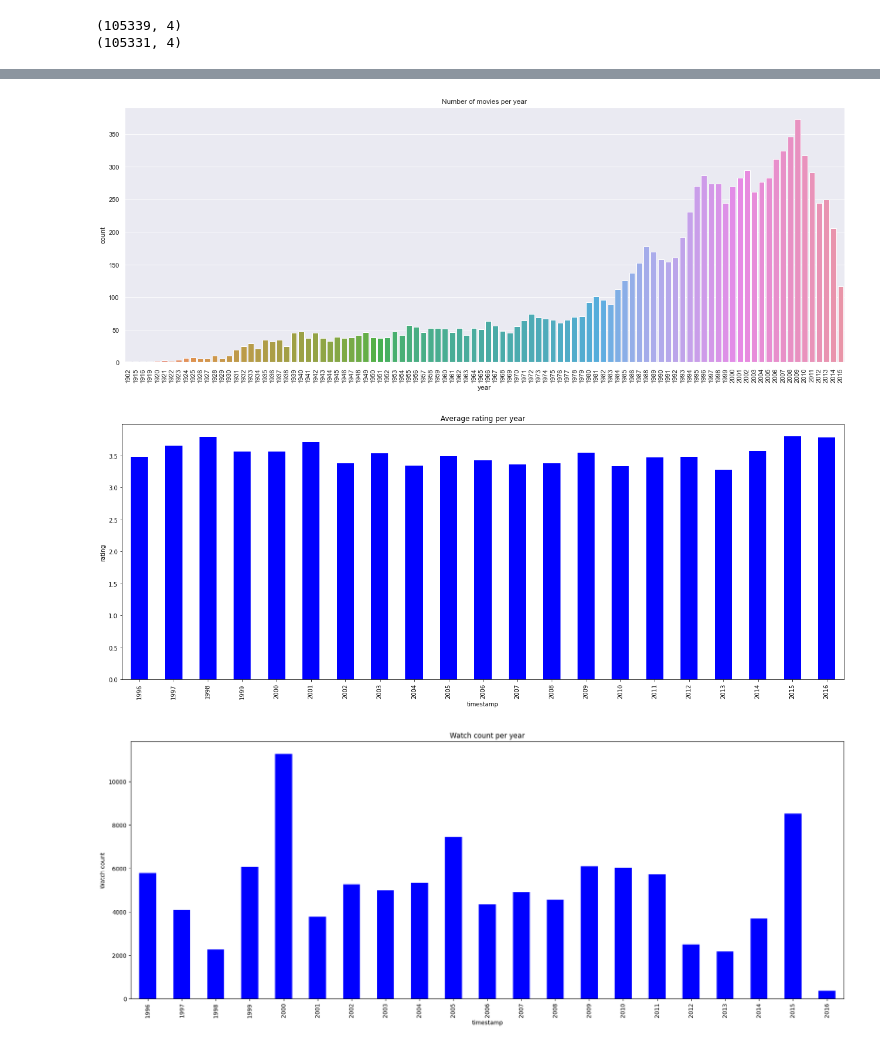
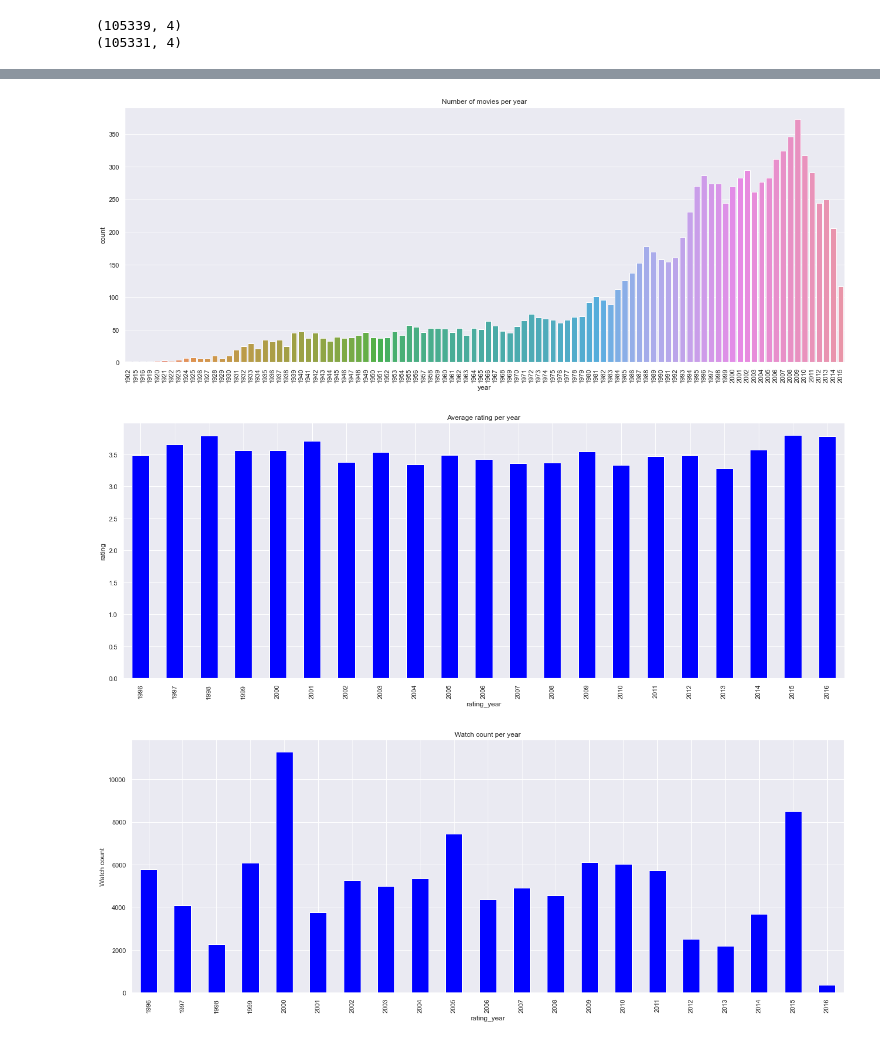
Before and after one commit to bhavesh-20/Movie-Data-Analysis, a Jupyter notebook: Project_G01.ipynb, the cells around one changed output, grey strips where cells are left out. Cells and saved outputs as stored; diff of their text form; code cells hidden in the pictures.

```diff
--- a/Project_G01.ipynb
+++ b/Project_G01.ipynb
@@ -285,26 +287,22 @@ import seaborn as sns
 # %%
 plt.figure(figsize=(22, 8))
 sns.countplot(x="year", data=movie_statistics)
 plt.xticks(rotation=90)
 plt.title("Number of movies per year")
 plt.show()
+
+plt.figure(figsize=(22, 8))
+ratings.groupby("rating_year")["rating"].mean().plot(kind="bar", color="blue")
+plt.title("Average rating per year")
+plt.ylabel("rating")
+plt.show()
+
+plt.figure(figsize=(22, 8))
+ratings.groupby("rating_year")["rating"].count().plot(kind="bar", color="blue")
+plt.title("Watch count per year")
+plt.ylabel("Watch count")
+plt.show()
 # %% [output]
 [figure]
+[figure, added]
+[figure, added]
-# %%
-plt.figure(figsize=(22, 8))
-plt.style.use("default")
-ratings.groupby("timestamp")["rating"].mean().plot(kind="bar", color="blue")
-plt.title("Average rating per year")
-plt.ylabel("rating")
-plt.show()
-# %% [output]
-[figure, removed]
-# %%
-plt.figure(figsize=(22, 8))
-plt.style.use("default")
-ratings.groupby("timestamp")["rating"].count().plot(kind="bar", color="blue")
-plt.title("Watch count per year")
-plt.ylabel("Watch count")
-plt.show()
-# %% [output]
-[figure, removed]
```
Also changed, not shown: parts of 34 cells of this notebook.
